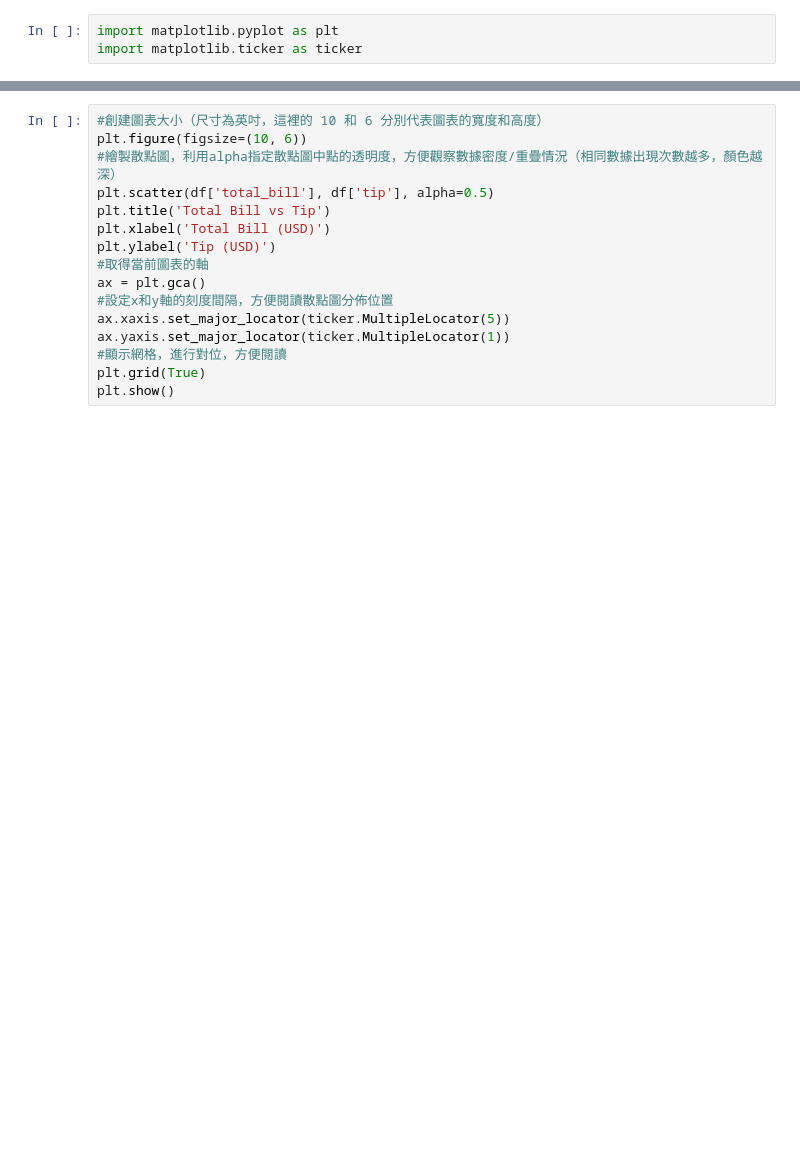
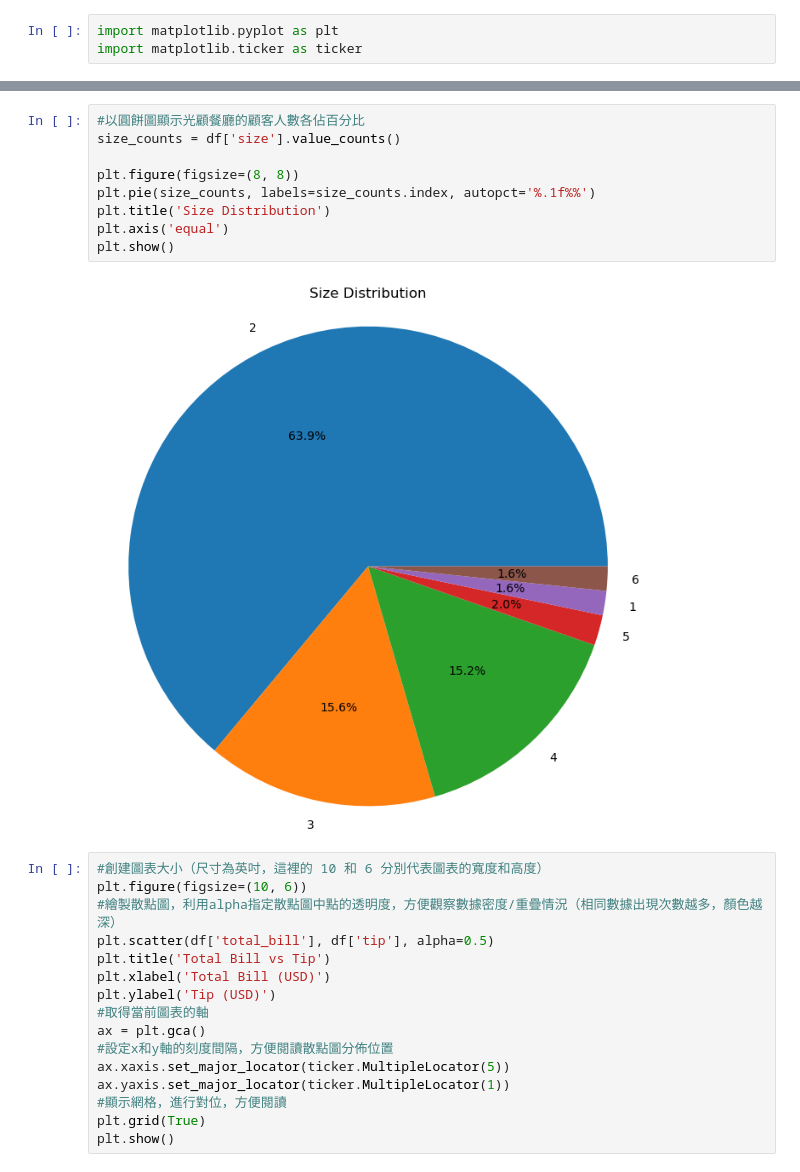
Before and after one commit to l007l/112-2-Programming-Language, a Jupyter notebook: HW2/資料視覺化.ipynb, the cells around one changed output, grey strips where cells are left out. Drawn from its saved outputs; the diff is of its cells as text; blank space fills up the shorter version.

```diff
--- a/HW2/資料視覺化.ipynb
+++ b/HW2/資料視覺化.ipynb
@@ -75,3 +75,14 @@ plt.show()
+# %%
+#以圓餅圖顯示光顧餐廳的顧客人數各佔百分比
+size_counts = df['size'].value_counts()
+
+plt.figure(figsize=(8, 8))
+plt.pie(size_counts, labels=size_counts.index, autopct='%.1f%%')
+plt.title('Size Distribution')
+plt.axis('equal')
+plt.show()
+# %% [output]
+[figure, added]
 # %%
 #創建圖表大小（尺寸為英吋，這裡的 10 和 6 分別代表圖表的寬度和高度）
 plt.figure(figsize=(10, 6))
```
Also changed, not shown: parts of 10 cells of this notebook.
